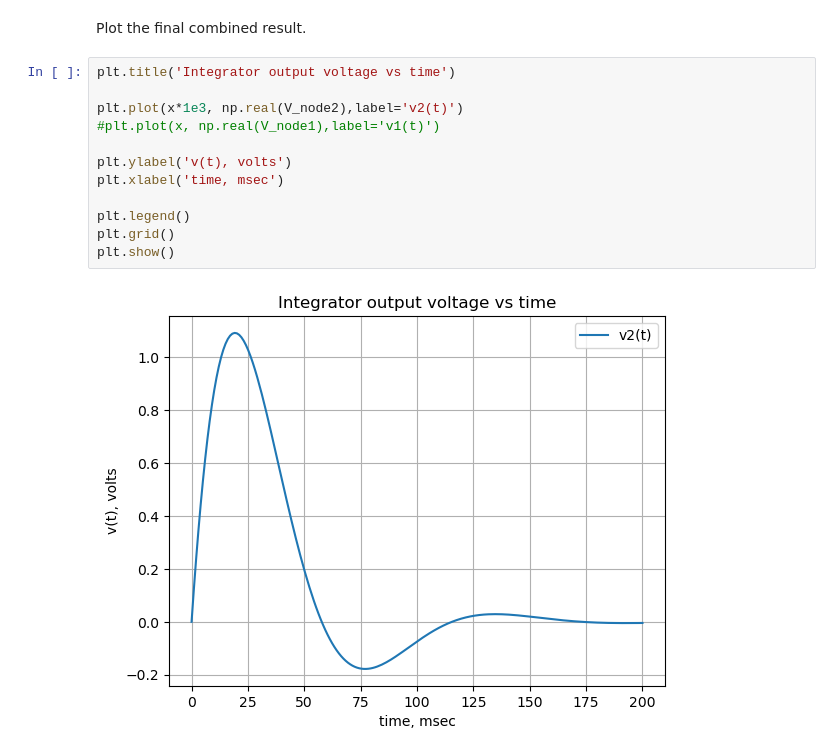
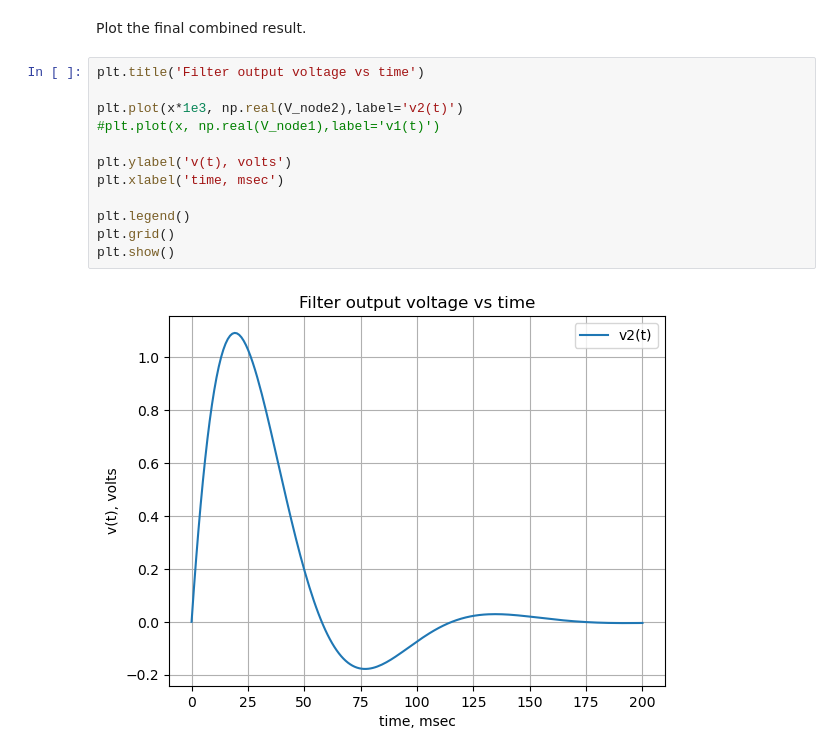
Before and after one commit to Tiburonboy/Symbolic-Modified-Nodal-Analysis-using-Python, a Jupyter notebook: backup/Op Amp circuits.ipynb, the cells around one changed output. Saved outputs shown, nothing was run; the diff lists cells and outputs as text.

```diff
--- a/backup/Op Amp circuits.ipynb
+++ b/backup/Op Amp circuits.ipynb
@@ -2048,16 +2048,16 @@ V_node1 = lambdify(t, V1_volts)(x)
 # %% [markdown]
 Plot the final combined result.
 # %%
-plt.title('Integrator output voltage vs time')
+plt.title('Filter output voltage vs time')
 
 plt.plot(x*1e3, np.real(V_node2),label='v2(t)')
 #plt.plot(x, np.real(V_node1),label='v1(t)')
 
 plt.ylabel('v(t), volts')
 plt.xlabel('time, msec')
 
 plt.legend()
 plt.grid()
 plt.show()
 # %% [output]
-[figure, old version]
+[figure, new version]
```
Also changed, not shown: parts of 16 cells of this notebook, 11 other files.
